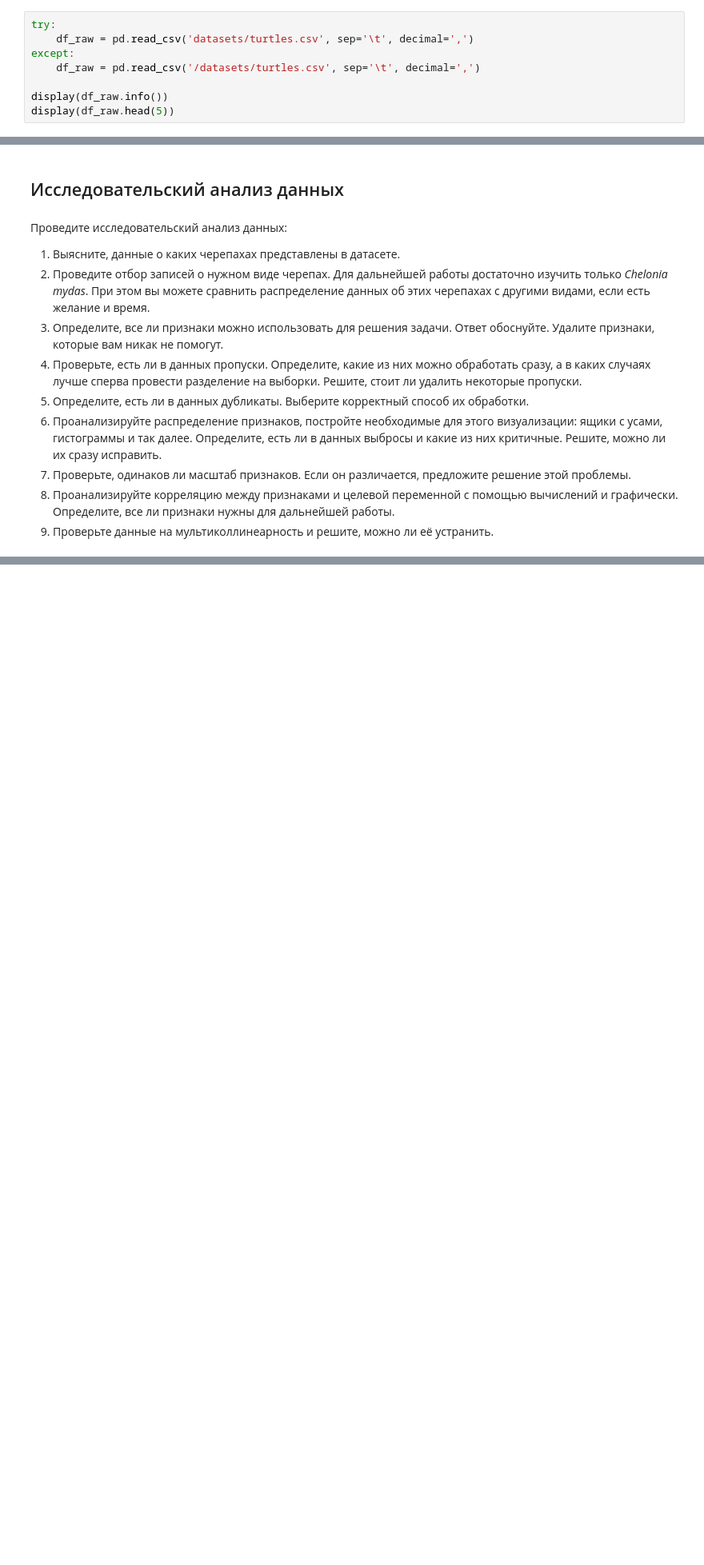
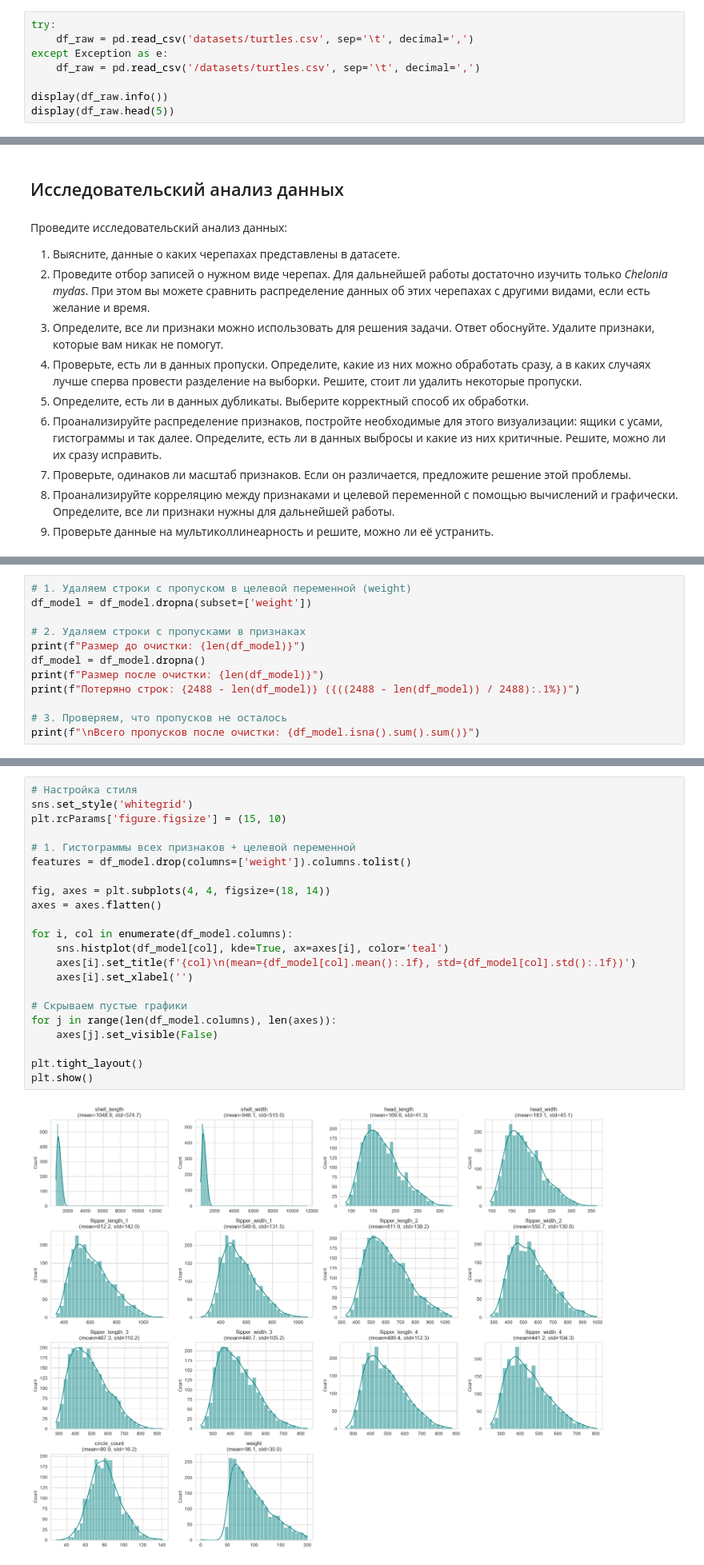
Before and after one commit to eugenii/DS_v2, a Jupyter notebook: 10_LinearR_turtles/bd4873e5-51af-44d0-99fe-71cbd1de183c.ipynb, the cells around one changed output, grey strips where cells are left out. Shown at 80% size. Saved outputs shown, nothing was run; the diff lists cells and outputs as text; blank space fills up the shorter version.

```diff
--- a/10_LinearR_turtles/bd4873e5-51af-44d0-99fe-71cbd1de183c.ipynb
+++ b/10_LinearR_turtles/bd4873e5-51af-44d0-99fe-71cbd1de183c.ipynb
@@ -38,7 +40,7 @@ import pandas as pd
 # %%
 try:
     df_raw = pd.read_csv('datasets/turtles.csv', sep='\t', decimal=',')
-except:
+except Exception as e:
     df_raw = pd.read_csv('/datasets/turtles.csv', sep='\t', decimal=',')
 
 display(df_raw.info())
@@ -85,0 +334,12 @@ None
+# %%
+# 1. Удаляем строки с пропуском в целевой переменной (weight)
+df_model = df_model.dropna(subset=['weight'])
+
+# 2. Удаляем строки с пропусками в признаках
+print(f"Размер до очистки: {len(df_model)}")
+df_model = df_model.dropna()
+print(f"Размер после очистки: {len(df_model)}")
+print(f"Потеряно строк: {2488 - len(df_model)} ({((2488 - len(df_model)) / 2488):.1%})")
+
+# 3. Проверяем, что пропусков не осталось
+print(f"\nВсего пропусков после очистки: {df_model.isna().sum().sum()}")
@@ -85,0 +352,24 @@ None
+# %%
+# Настройка стиля
+sns.set_style('whitegrid')
+plt.rcParams['figure.figsize'] = (15, 10)
+
+# 1. Гистограммы всех признаков + целевой переменной
+features = df_model.drop(columns=['weight']).columns.tolist()
+
+fig, axes = plt.subplots(4, 4, figsize=(18, 14))
+axes = axes.flatten()
+
+for i, col in enumerate(df_model.columns):
+    sns.histplot(df_model[col], kde=True, ax=axes[i], color='teal')
+    axes[i].set_title(f'{col}\n(mean={df_model[col].mean():.1f}, std={df_model[col].std():.1f})')
+    axes[i].set_xlabel('')
+
+# Скрываем пустые графики
+for j in range(len(df_model.columns), len(axes)):
+    axes[j].set_visible(False)
+
+plt.tight_layout()
+plt.show()
+# %% [output]
+[figure, added]
```
Also changed, not shown: parts of 26 cells of this notebook, 1 other file.
